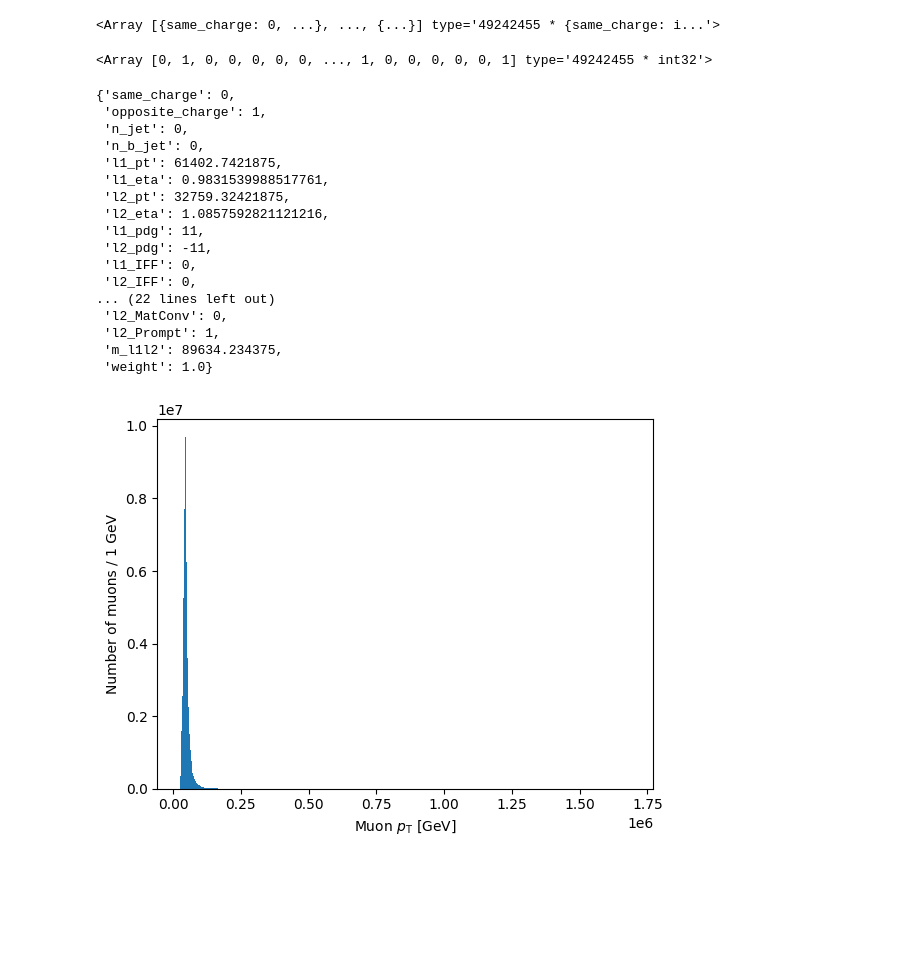
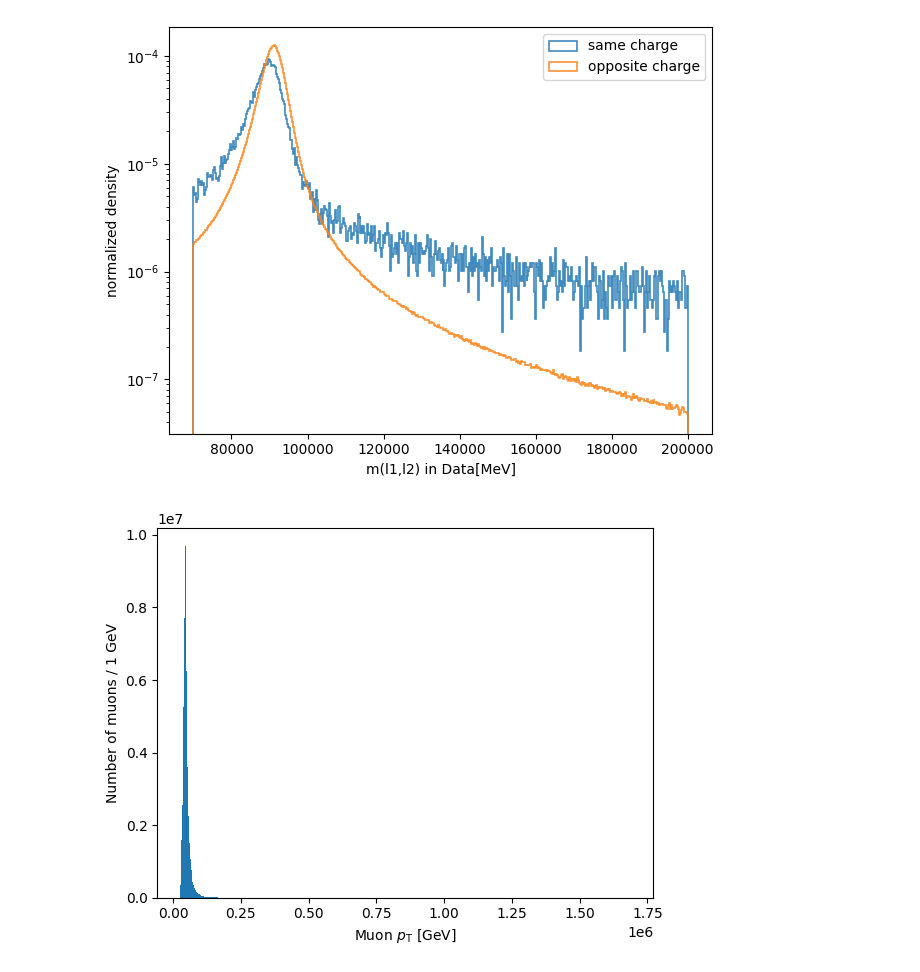
Before and after one commit to albaburgos/qmisid_scripts, a Jupyter notebook: qmisid.ipynb, the cells around one changed output. Cells and saved outputs as stored; diff of their text form; code cells hidden in the pictures; blank space fills up the shorter version.

```diff
--- a/qmisid.ipynb
+++ b/qmisid.ipynb
@@ -34,32 +11,40 @@ tree.keys()
-# %%
-tree.arrays()
-# %% [output]
-<Array [{same_charge: 0, ...}, ..., {...}] type='49242455 * {same_charge: i...'>
-# %%
-branches = tree.arrays()
-branches["n_jet"]
-# %% [output]
-<Array [0, 1, 0, 0, 0, 0, 0, ..., 1, 0, 0, 0, 0, 0, 1] type='49242455 * int32'>
-# %%
-branches[0].tolist()
-# %% [output]
-{'same_charge': 0,
- 'opposite_charge': 1,
- 'n_jet': 0,
- 'n_b_jet': 0,
- 'l1_pt': 61402.7421875,
- 'l1_eta': 0.9831539988517761,
- 'l2_pt': 32759.32421875,
- 'l2_eta': 1.0857592821121216,
- 'l1_pdg': 11,
- 'l2_pdg': -11,
- 'l1_IFF': 0,
- 'l2_IFF': 0,
-... (22 lines left out)
- 'l2_MatConv': 0,
- 'l2_Prompt': 1,
- 'm_l1l2': 89634.234375,
- 'weight': 1.0}
+# %%
+#Failure Mode Investigation
+mask1 = branches["same_charge"] == 1
+mask0 = branches["same_charge"] == 0
+
+plt.figure()
+
+plt.hist(
+    branches["m_l1l2"][mask1],
+    bins=500,
+    range=(7e4,2e5),
+    histtype="step",
+    linewidth=1.2,
+    alpha=0.85,
+    density=True,
+    label="same charge"
+)
+
+plt.hist(
+    branches["m_l1l2"][mask0],
+    bins=500,
+    range=(7e4,2e5),
+    histtype="step",
+    linewidth=1.2,
+    alpha=0.85,
+    density=True,
+    label="opposite charge"
+)
+
+plt.xlabel("m(l1,l2) in Data[MeV]")
+plt.ylabel("normalized density")
+plt.yscale("log")
+plt.legend()
+plt.tight_layout()
+plt.show()
+# %% [output]
+[figure, added]
 # %%
 import awkward as ak
 import matplotlib.pyplot as plt
```
Also changed, not shown: parts of 3 cells of this notebook, 15 other files.
